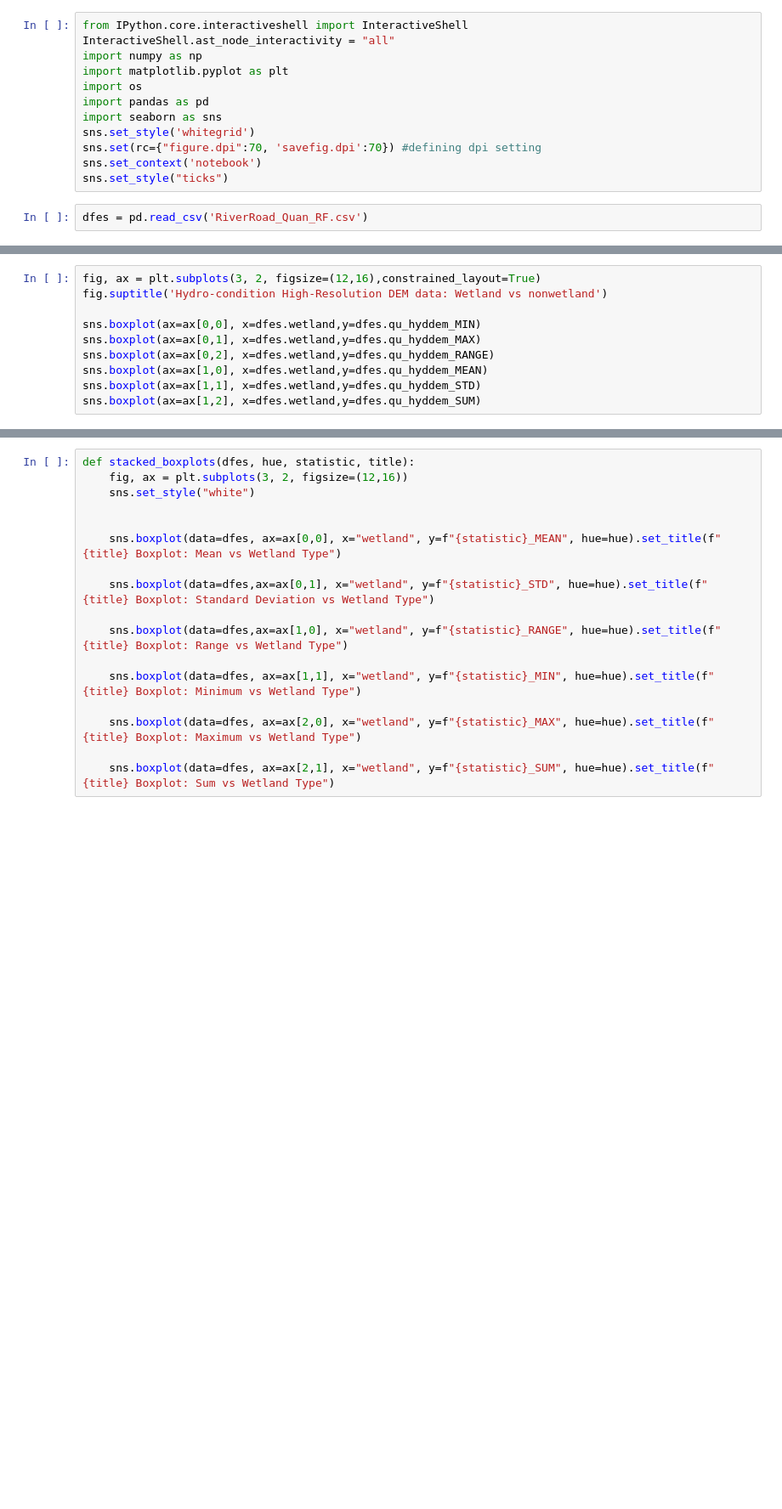
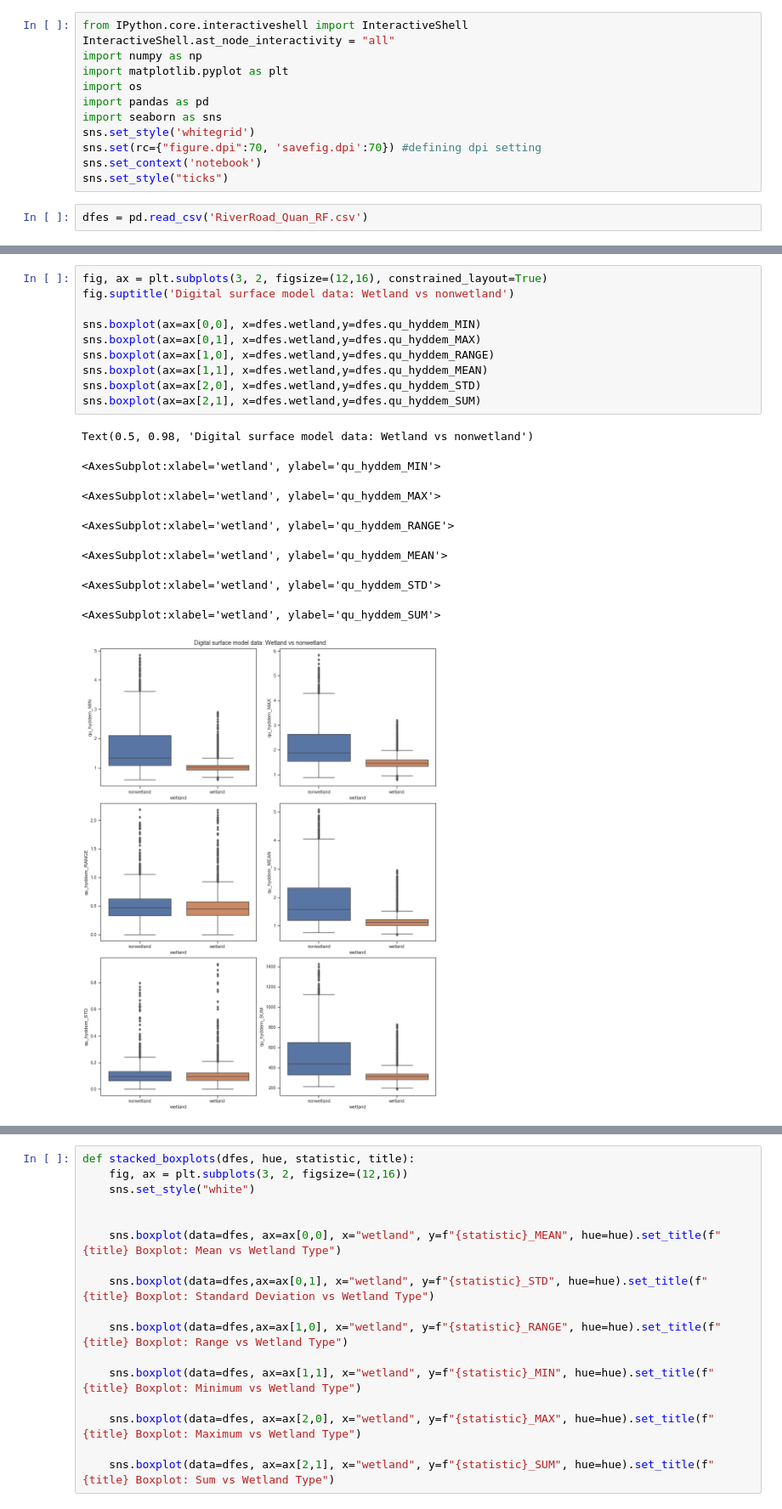
Before and after one commit to sgovil5/wetland-prediction, a Jupyter notebook: V1/Boxplots.ipynb, the cells around one changed output, grey strips where cells are left out. Shown at 85% size. Saved outputs shown, nothing was run; the diff lists cells and outputs as text; blank space fills up the shorter version.

```diff
--- a/V1/Boxplots.ipynb
+++ b/V1/Boxplots.ipynb
@@ -41,12 +53,21 @@ sns.boxplot(ax=ax[1,2], x=dfes.wetland,y=dfes.qu_dsm_SUM)
 # %%
-fig, ax = plt.subplots(3, 2, figsize=(12,16),constrained_layout=True)
-fig.suptitle('Hydro-condition High-Resolution DEM data: Wetland vs nonwetland')
+fig, ax = plt.subplots(3, 2, figsize=(12,16), constrained_layout=True)
+fig.suptitle('Digital surface model data: Wetland vs nonwetland')
 
 sns.boxplot(ax=ax[0,0], x=dfes.wetland,y=dfes.qu_hyddem_MIN)
 sns.boxplot(ax=ax[0,1], x=dfes.wetland,y=dfes.qu_hyddem_MAX)
-sns.boxplot(ax=ax[0,2], x=dfes.wetland,y=dfes.qu_hyddem_RANGE)
-sns.boxplot(ax=ax[1,0], x=dfes.wetland,y=dfes.qu_hyddem_MEAN)
-sns.boxplot(ax=ax[1,1], x=dfes.wetland,y=dfes.qu_hyddem_STD)
-sns.boxplot(ax=ax[1,2], x=dfes.wetland,y=dfes.qu_hyddem_SUM)
+sns.boxplot(ax=ax[1,0], x=dfes.wetland,y=dfes.qu_hyddem_RANGE)
+sns.boxplot(ax=ax[1,1], x=dfes.wetland,y=dfes.qu_hyddem_MEAN)
+sns.boxplot(ax=ax[2,0], x=dfes.wetland,y=dfes.qu_hyddem_STD)
+sns.boxplot(ax=ax[2,1], x=dfes.wetland,y=dfes.qu_hyddem_SUM)
+# %% [output]
+Text(0.5, 0.98, 'Digital surface model data: Wetland vs nonwetland')
+<AxesSubplot:xlabel='wetland', ylabel='qu_hyddem_MIN'>
+<AxesSubplot:xlabel='wetland', ylabel='qu_hyddem_MAX'>
+<AxesSubplot:xlabel='wetland', ylabel='qu_hyddem_RANGE'>
+<AxesSubplot:xlabel='wetland', ylabel='qu_hyddem_MEAN'>
+<AxesSubplot:xlabel='wetland', ylabel='qu_hyddem_STD'>
+<AxesSubplot:xlabel='wetland', ylabel='qu_hyddem_SUM'>
+[figure, added]
 # %%
 fig, ax = plt.subplots(3, 2, figsize=(12,16), constrained_layout=True)
```
Also changed, not shown: parts of 19 cells of this notebook, 1 other file.
